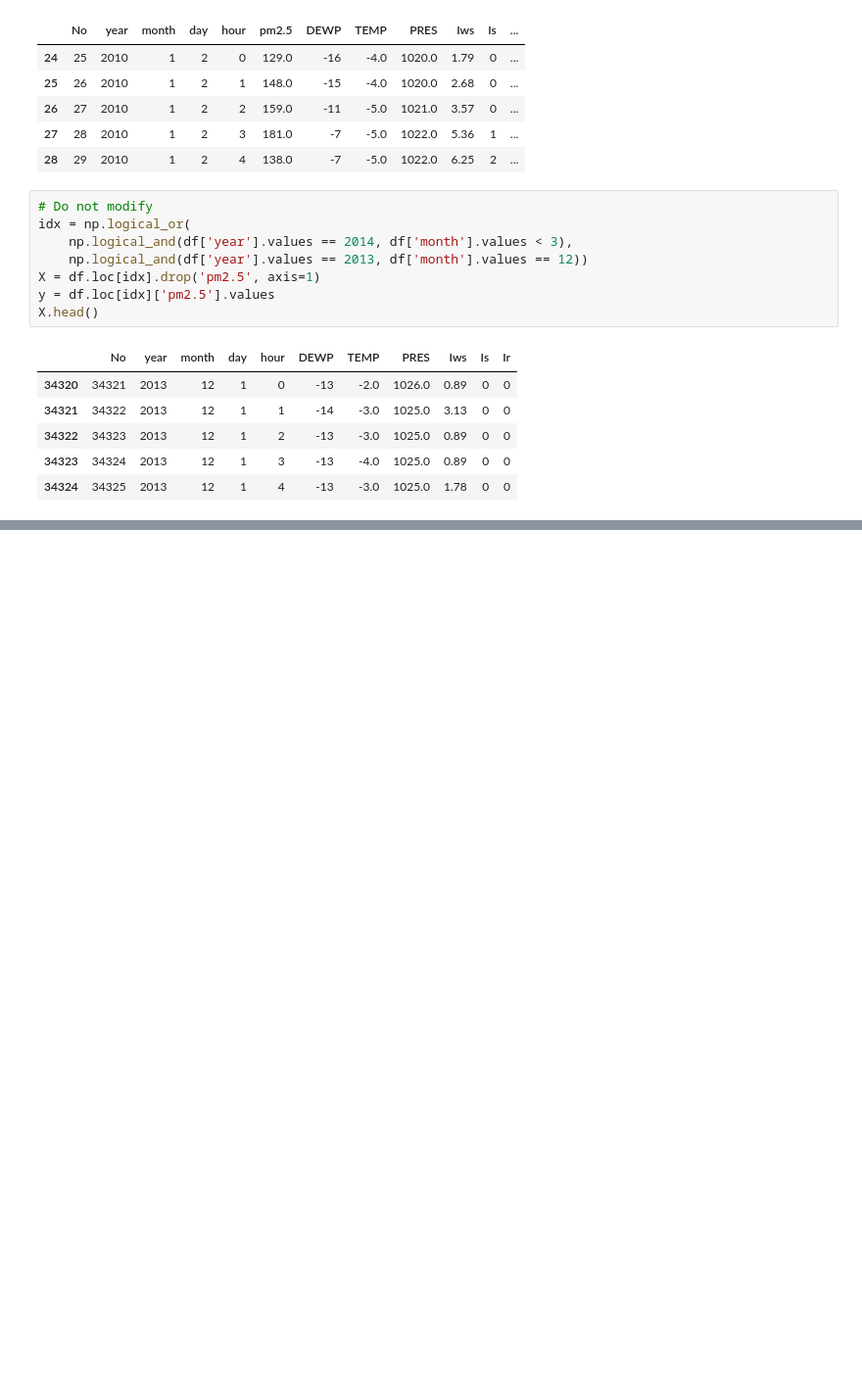
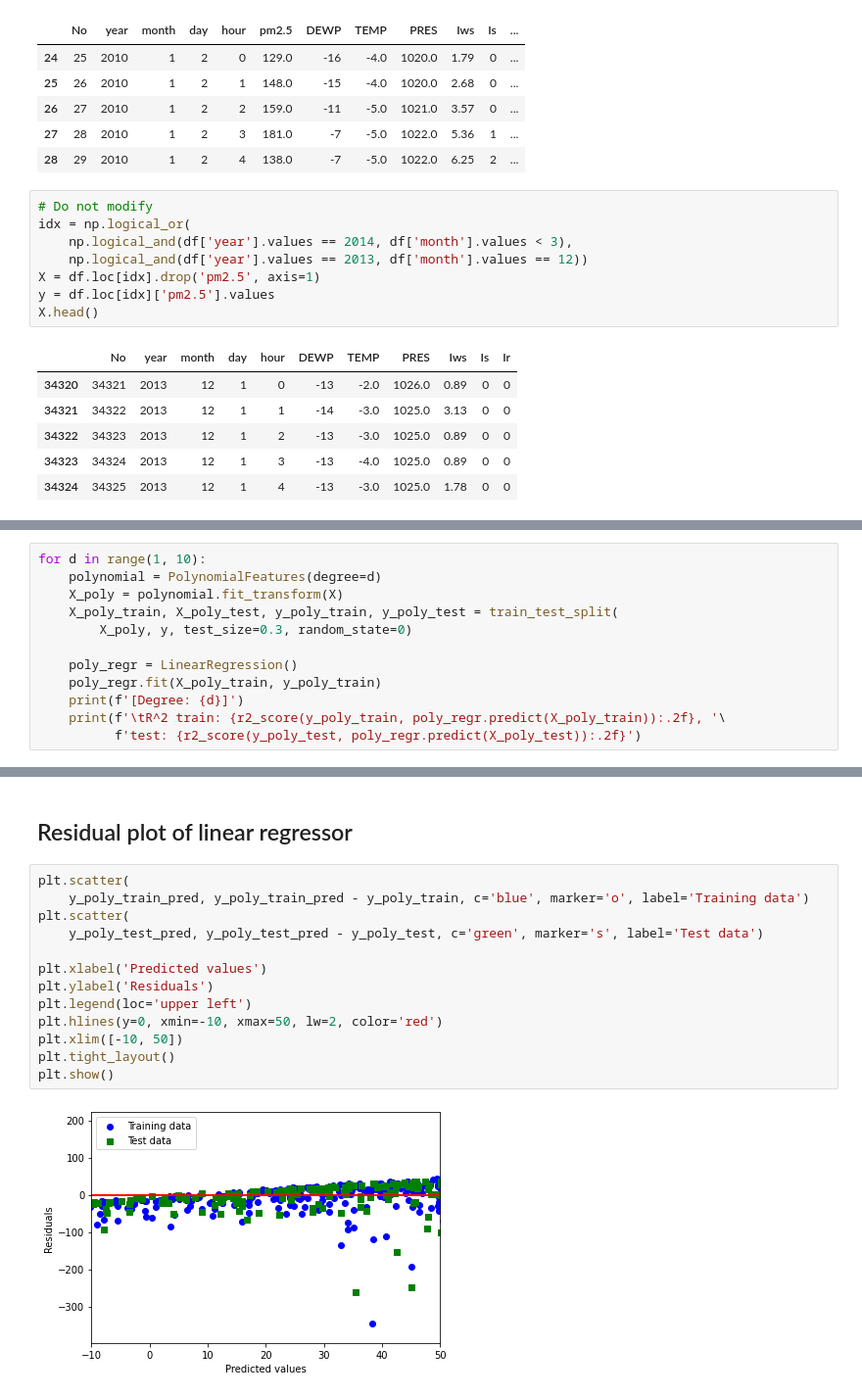
Before and after one commit to chengche6230/Deep-Learning-Course, a Jupyter notebook: Lab04/Lab04-2/Lab04-2_110065512.ipynb, the cells around one changed output, grey strips where cells are left out. Shown: that part at 98% size. Drawn from its saved outputs; the diff is of its cells as text; blank space fills up the shorter version.

```diff
--- a/Lab04/Lab04-2/Lab04-2_110065512.ipynb
+++ b/Lab04/Lab04-2/Lab04-2_110065512.ipynb
@@ -56,0 +102,12 @@ X.head()
+# %%
+for d in range(1, 10):
+    polynomial = PolynomialFeatures(degree=d)
+    X_poly = polynomial.fit_transform(X)
+    X_poly_train, X_poly_test, y_poly_train, y_poly_test = train_test_split(
+        X_poly, y, test_size=0.3, random_state=0)
+
+    poly_regr = LinearRegression()
+    poly_regr.fit(X_poly_train, y_poly_train)
+    print(f'[Degree: {d}]')
+    print(f'\tR^2 train: {r2_score(y_poly_train, poly_regr.predict(X_poly_train)):.2f}, '\
+          f'test: {r2_score(y_poly_test, poly_regr.predict(X_poly_test)):.2f}')
@@ -56,0 +194,17 @@ X.head()
+# %% [markdown]
+## Residual plot of linear regressor
+# %%
+plt.scatter(
+    y_poly_train_pred, y_poly_train_pred - y_poly_train, c='blue', marker='o', label='Training data')
+plt.scatter(
+    y_poly_test_pred, y_poly_test_pred - y_poly_test, c='green', marker='s', label='Test data')
+
+plt.xlabel('Predicted values')
+plt.ylabel('Residuals')
+plt.legend(loc='upper left')
+plt.hlines(y=0, xmin=-10, xmax=50, lw=2, color='red')
+plt.xlim([-10, 50])
+plt.tight_layout()
+plt.show()
+# %% [output]
+[figure, added]
```
Also changed, not shown: parts of 12 cells of this notebook.
